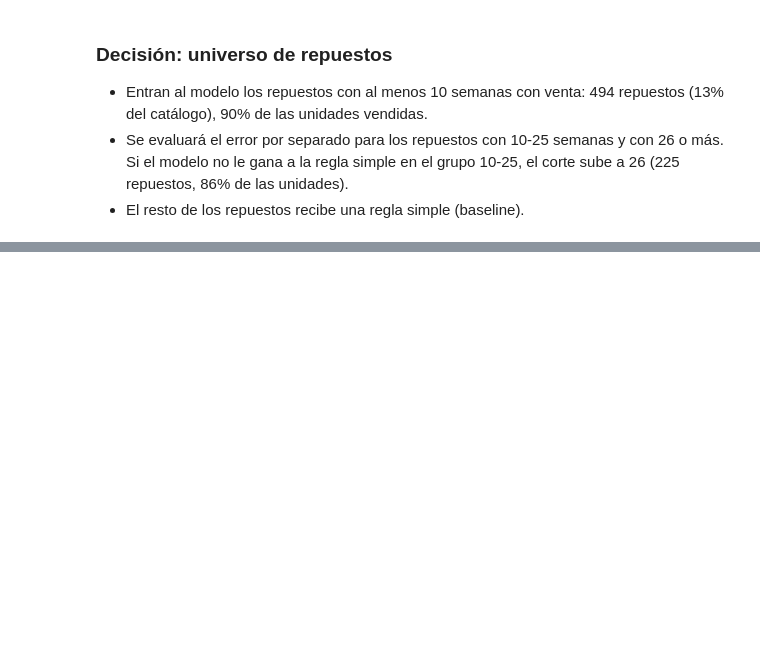
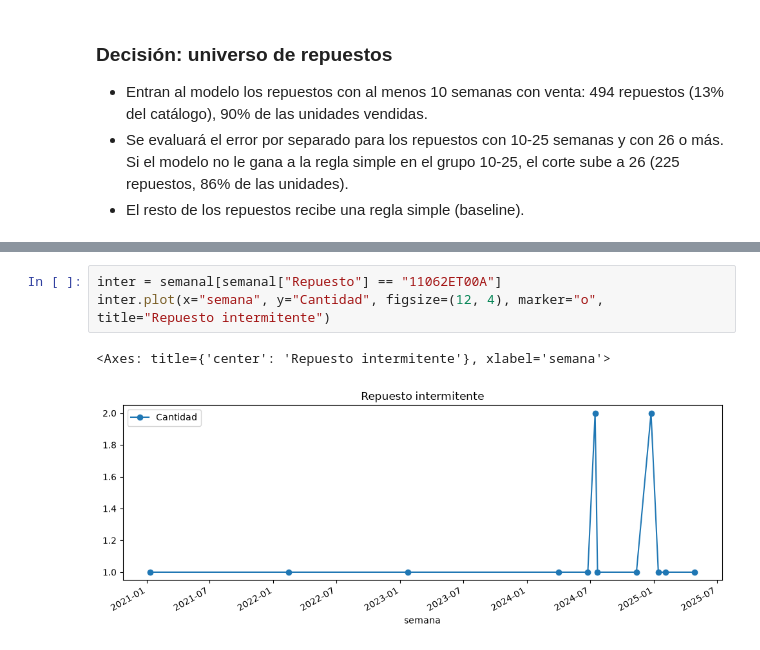
Before and after one commit to agtorres1/stockifai-forecast, a Jupyter notebook: notebooks/01_exploracion.ipynb, the cells around one changed output, grey strips where cells are left out. Cells and saved outputs as stored; diff of their text form; blank space fills up the shorter version.

```diff
--- a/notebooks/01_exploracion.ipynb
+++ b/notebooks/01_exploracion.ipynb
@@ -208,0 +253,6 @@ tabla_cortes
+# %%
+inter = semanal[semanal["Repuesto"] == "11062ET00A"]
+inter.plot(x="semana", y="Cantidad", figsize=(12, 4), marker="o", title="Repuesto intermitente")
+# %% [output]
+<Axes: title={'center': 'Repuesto intermitente'}, xlabel='semana'>
+[figure, added]
```
Also changed, not shown: parts of 18 cells of this notebook.
